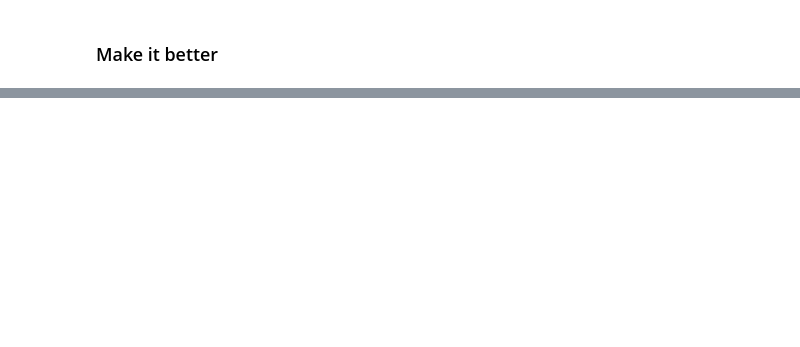
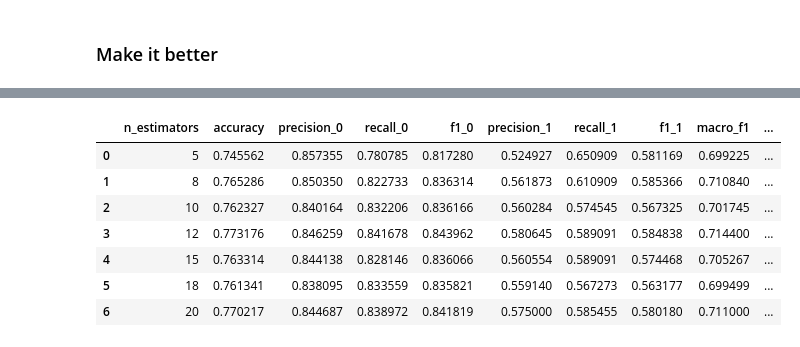
Before and after one commit to natdosan/data207-final-prject, a Jupyter notebook: src/emily_modeling.ipynb, the cells around one changed output, grey strips where cells are left out. Cells and saved outputs as stored; diff of their text form; code cells hidden in the pictures; blank space fills up the shorter version.

```diff
--- a/src/emily_modeling.ipynb
+++ b/src/emily_modeling.ipynb
@@ -217,0 +281,45 @@ Validation accuracy: 0.7387
+# %%
+results = []
+
+depths = [5, 8, 10, 12, 15, 18, 20]
+
+for n in depths:
+
+    rf = RandomForestClassifier(
+        n_estimators=200,
+        n_jobs=-1,
+        random_state=7,
+        max_depth=n,
+        max_features='log2',
+        min_samples_leaf=15,
+        min_samples_split=15
+    )
+
+    rf.fit(X_train, y_train)
+
+    # save model
+    filename = f"nhanes_rf_{n}_depth.pkl"
+    joblib.dump(rf, filename)
+
+    # evaluate
+    metrics = performance_metrics(rf, X_train, y_train, X_val, y_val, print=False)
+
+    # assume performance_metrics returns a dict
+    metrics['n_estimators'] = n
+
+    parsed = parse_metrics(metrics)
+    results.append(parsed)
+
+# convert to dataframe
+results_df = pd.DataFrame(results)
+
+results_df
+# %% [output]
+|  | n_estimators | accuracy | precision_0 | recall_0 | f1_0 | precision_1 | recall_1 | f1_1 | macro_f1 | ... |
+| 0 | 5 | 0.745562 | 0.857355 | 0.780785 | 0.817280 | 0.524927 | 0.650909 | 0.581169 | 0.699225 | ... |
+| 1 | 8 | 0.765286 | 0.850350 | 0.822733 | 0.836314 | 0.561873 | 0.610909 | 0.585366 | 0.710840 | ... |
+| 2 | 10 | 0.762327 | 0.840164 | 0.832206 | 0.836166 | 0.560284 | 0.574545 | 0.567325 | 0.701745 | ... |
+| 3 | 12 | 0.773176 | 0.846259 | 0.841678 | 0.843962 | 0.580645 | 0.589091 | 0.584838 | 0.714400 | ... |
+| 4 | 15 | 0.763314 | 0.844138 | 0.828146 | 0.836066 | 0.560554 | 0.589091 | 0.574468 | 0.705267 | ... |
+| 5 | 18 | 0.761341 | 0.838095 | 0.833559 | 0.835821 | 0.559140 | 0.567273 | 0.563177 | 0.699499 | ... |
+| 6 | 20 | 0.770217 | 0.844687 | 0.838972 | 0.841819 | 0.575000 | 0.585455 | 0.580180 | 0.711000 | ... |
```
Also changed, not shown: parts of 31 cells of this notebook, 3 other files.
